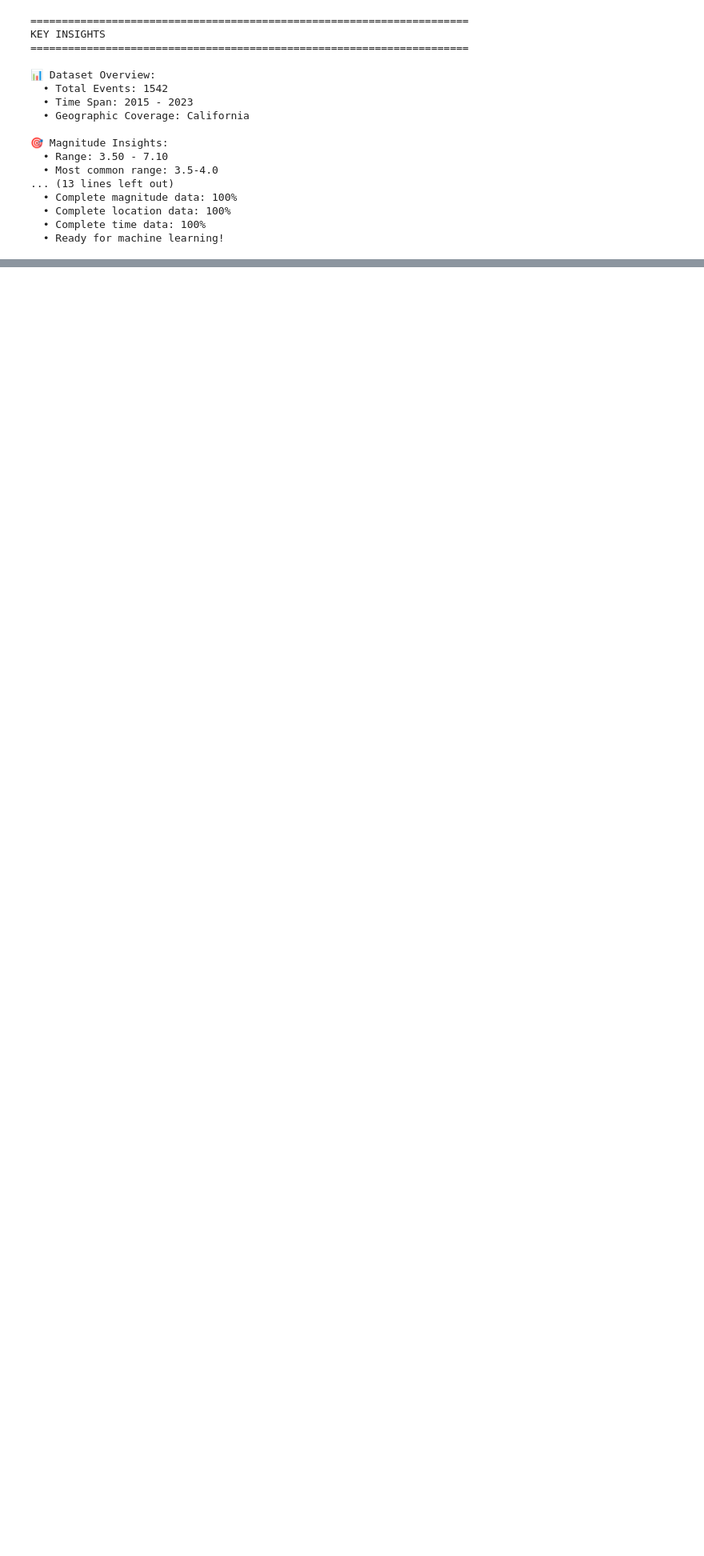
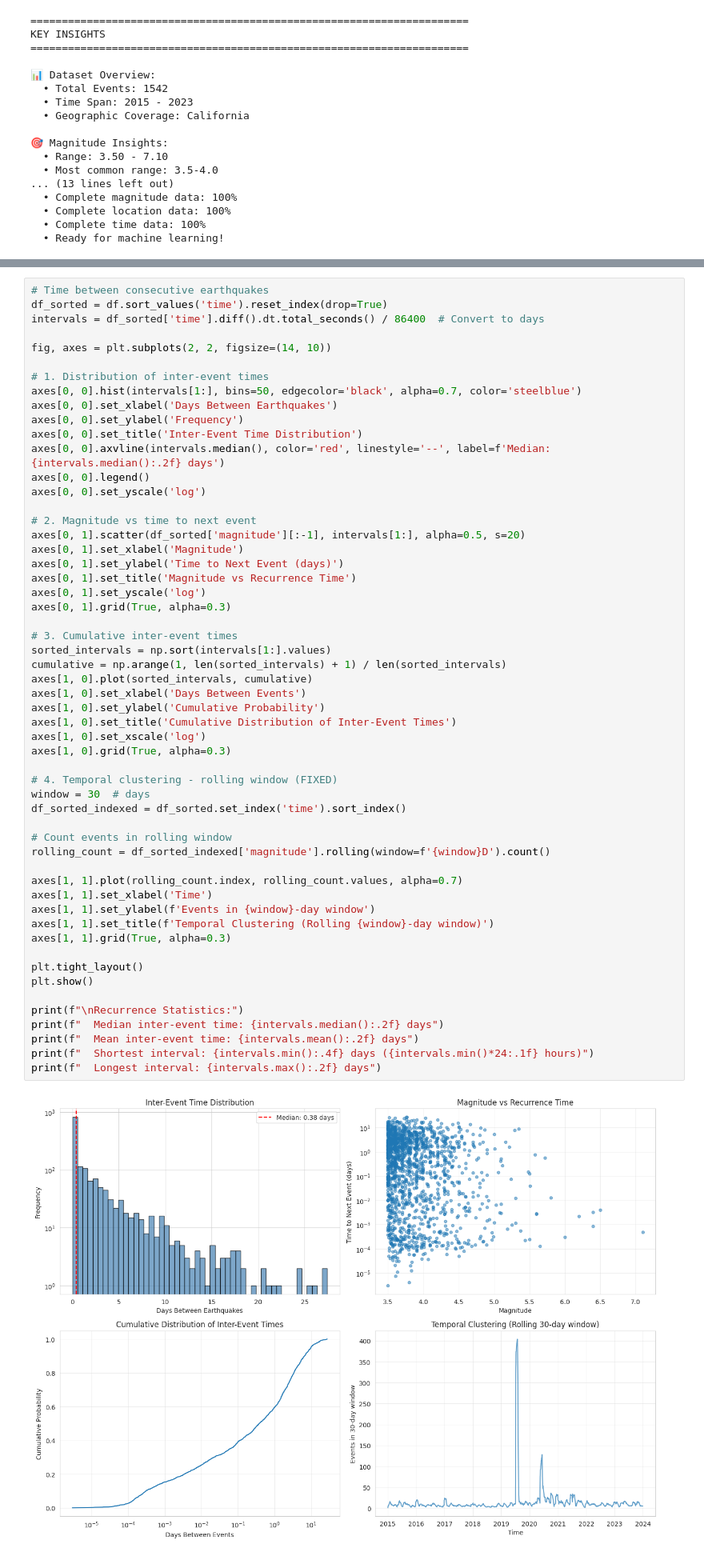
Before and after one commit to IT22000644/Seismic-GNN-Prediction, a Jupyter notebook: notebooks/01_data_explorations.ipynb, the cells around one changed output, grey strips where cells are left out. Shown at 80% size. Drawn from its saved outputs; the diff is of its cells as text; blank space fills up the shorter version.

```diff
--- a/notebooks/01_data_explorations.ipynb
+++ b/notebooks/01_data_explorations.ipynb
@@ -436,0 +590,57 @@ KEY INSIGHTS
+# %%
+# Time between consecutive earthquakes
+df_sorted = df.sort_values('time').reset_index(drop=True)
+intervals = df_sorted['time'].diff().dt.total_seconds() / 86400  # Convert to days
+
+fig, axes = plt.subplots(2, 2, figsize=(14, 10))
+
+# 1. Distribution of inter-event times
+axes[0, 0].hist(intervals[1:], bins=50, edgecolor='black', alpha=0.7, color='steelblue')
+axes[0, 0].set_xlabel('Days Between Earthquakes')
+axes[0, 0].set_ylabel('Frequency')
+axes[0, 0].set_title('Inter-Event Time Distribution')
+axes[0, 0].axvline(intervals.median(), color='red', linestyle='--', label=f'Median: {intervals.median():.2f} days')
+axes[0, 0].legend()
+axes[0, 0].set_yscale('log')
+
+# 2. Magnitude vs time to next event
+axes[0, 1].scatter(df_sorted['magnitude'][:-1], intervals[1:], alpha=0.5, s=20)
+axes[0, 1].set_xlabel('Magnitude')
+axes[0, 1].set_ylabel('Time to Next Event (days)')
+axes[0, 1].set_title('Magnitude vs Recurrence Time')
+axes[0, 1].set_yscale('log')
+axes[0, 1].grid(True, alpha=0.3)
+
+# 3. Cumulative inter-event times
+sorted_intervals = np.sort(intervals[1:].values)
+cumulative = np.arange(1, len(sorted_intervals) + 1) / len(sorted_intervals)
+axes[1, 0].plot(sorted_intervals, cumulative)
+axes[1, 0].set_xlabel('Days Between Events')
+axes[1, 0].set_ylabel('Cumulative Probability')
+axes[1, 0].set_title('Cumulative Distribution of Inter-Event Times')
+axes[1, 0].set_xscale('log')
+axes[1, 0].grid(True, alpha=0.3)
+
+# 4. Temporal clustering - rolling window (FIXED)
+window = 30  # days
+df_sorted_indexed = df_sorted.set_index('time').sort_index()
+
+# Count events in rolling window
+rolling_count = df_sorted_indexed['magnitude'].rolling(window=f'{window}D').count()
+
+axes[1, 1].plot(rolling_count.index, rolling_count.values, alpha=0.7)
+axes[1, 1].set_xlabel('Time')
+axes[1, 1].set_ylabel(f'Events in {window}-day window')
+axes[1, 1].set_title(f'Temporal Clustering (Rolling {window}-day window)')
+axes[1, 1].grid(True, alpha=0.3)
+
+plt.tight_layout()
+plt.show()
+
+print(f"\nRecurrence Statistics:")
+print(f"  Median inter-event time: {intervals.median():.2f} days")
+print(f"  Mean inter-event time: {intervals.mean():.2f} days")
+print(f"  Shortest interval: {intervals.min():.4f} days ({intervals.min()*24:.1f} hours)")
+print(f"  Longest interval: {intervals.max():.2f} days")
+# %% [output]
+[figure, added]
```
Also changed, not shown: parts of 19 cells of this notebook.
